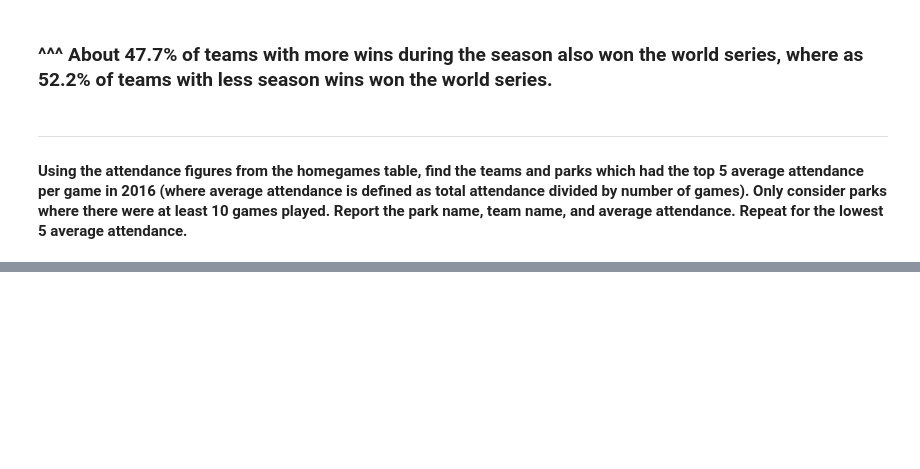
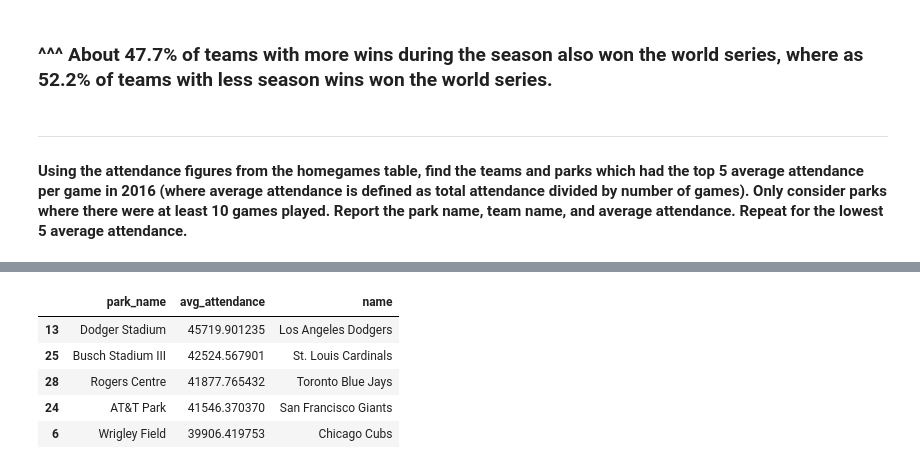
Before and after one commit to mwbarnesy/lahman-baseball-again, a Jupyter notebook: Notebooks/lahman_again.ipynb, the cells around one changed output, grey strips where cells are left out. Cells and saved outputs as stored; diff of their text form; code cells hidden in the pictures; blank space fills up the shorter version.

Commit message:
Found average attendance numbers for each team for 2016. Answered question 8!

```diff
--- a/Notebooks/lahman_again.ipynb
+++ b/Notebooks/lahman_again.ipynb
@@ -409,0 +433,17 @@ total_ws = 21 + 23
+# %%
+team_names_id_2016 = teams_df[teams_df['yearid'] == 2016]
+# %%
+team_names_id_2016 = team_names_id_2016[['teamid', 'name']]
+# %%
+attendance_2016_complete = pd.merge(attendance_2016, team_names_id_2016, left_on = 'team', right_on = 'teamid')
+# %%
+attendance_2016_complete = attendance_2016_complete.drop(columns = ['team', 'teamid'])
+# %%
+attendance_2016_complete.sort_values(by = 'avg_attendance', ascending = False).head(5)
+# %% [output]
+|  | park_name | avg_attendance | name |
+| 13 | Dodger Stadium | 45719.901235 | Los Angeles Dodgers |
+| 25 | Busch Stadium III | 42524.567901 | St. Louis Cardinals |
+| 28 | Rogers Centre | 41877.765432 | Toronto Blue Jays |
+| 24 | AT&T Park | 41546.370370 | San Francisco Giants |
+| 6 | Wrigley Field | 39906.419753 | Chicago Cubs |
```
Also changed, not shown: parts of 12 cells of this notebook.
